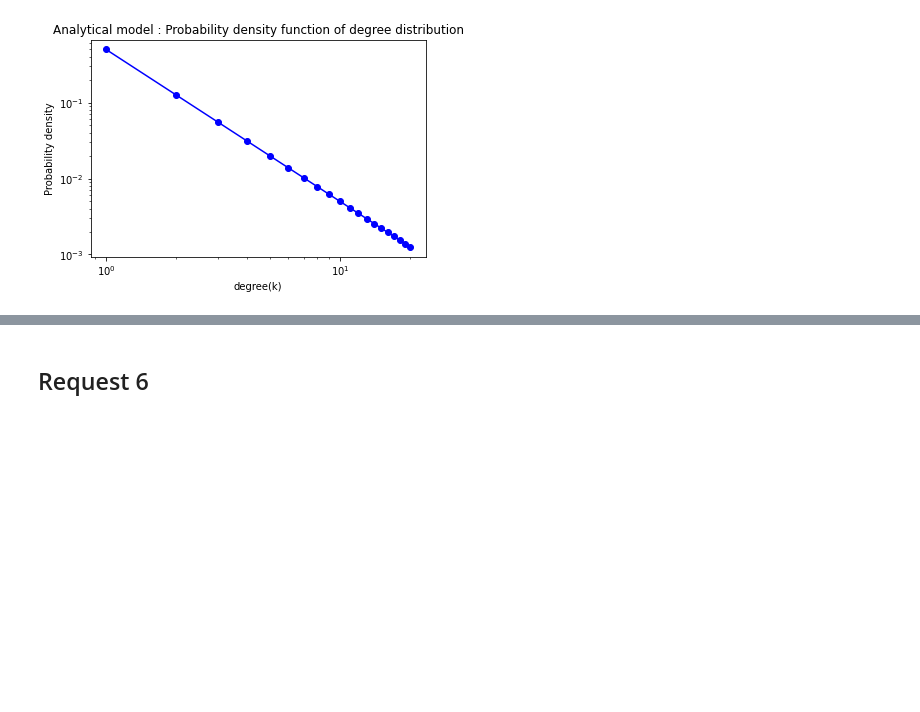
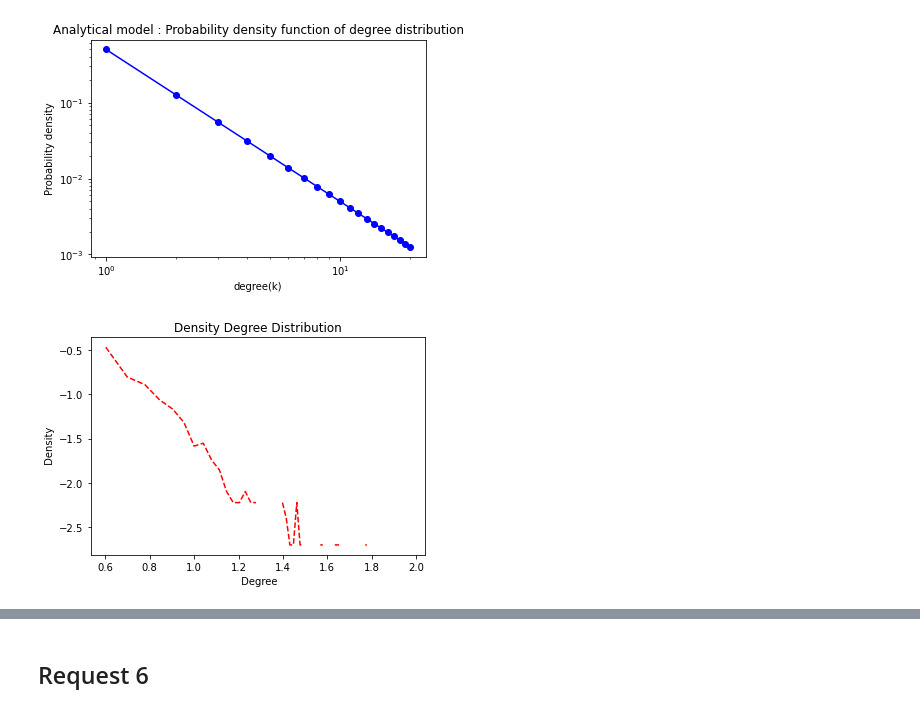
Before and after one commit to ngnma/Simulation-Project, a Jupyter notebook: sim_project.ipynb, the cells around one changed output, grey strips where cells are left out. Saved outputs shown, nothing was run; the diff lists cells and outputs as text; code cells hidden in the pictures; blank space fills up the shorter version.

```diff
--- a/sim_project.ipynb
+++ b/sim_project.ipynb
@@ -528,3 +528,25 @@ def draw_distributions_sf():
 draw_distributions_sf()
 # %% [output]
 [figure]
+# %%
+# Generate a scale-free graph using Barabasi-Albert model
+n = 500  # Number of nodes
+m = 4     # Number of edges to attach from a new node to existing nodes
+seed = 42  # Random seed for reproducibility
+
+G = nx.barabasi_albert_graph(n, m, seed=seed)
+
+# Calculate the degree distribution
+degree_sequence = [d for n, d in G.degree()]
+
+# Compute the density function of the degree distribution
+hist, bins = np.histogram(degree_sequence, bins='auto', density=True)
+
+# Plot the density function
+plt.plot(np.log10(bins)[:-1], np.log10(hist), 'r--')
+plt.xlabel(' Degree')
+plt.ylabel(' Density')
+plt.title('Density Degree Distribution')
+plt.show()
+# %% [output]
+[figure, added]
```
Also changed, not shown: parts of 1 cell of this notebook.
